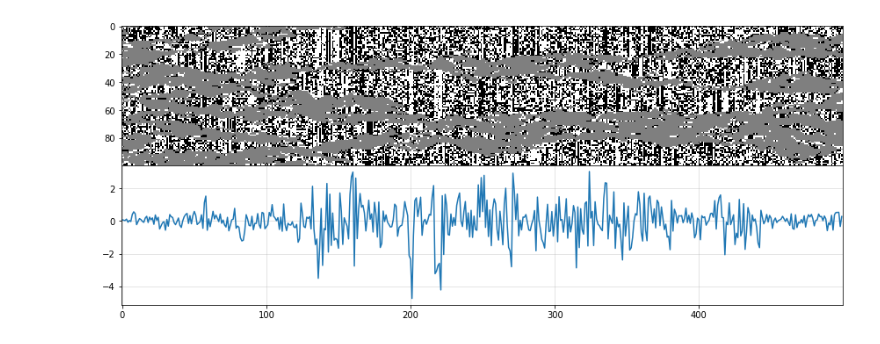
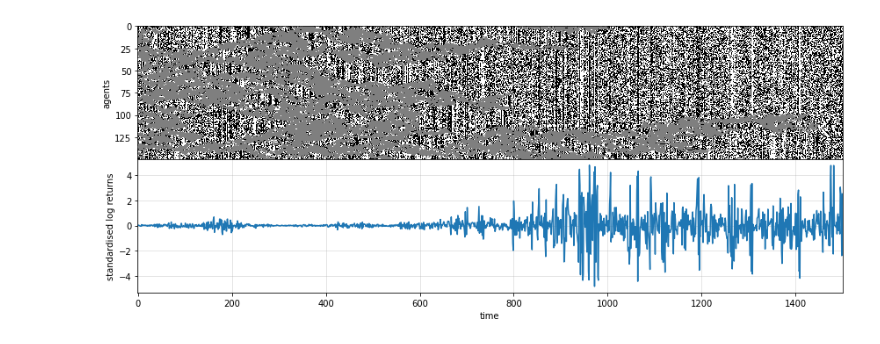
Before and after one commit to charelF/ComplexSystems, a Jupyter notebook: code/charel/bartolozzi2004.ipynb, the cells around one changed output. Saved outputs shown, nothing was run; the diff lists cells and outputs as text; code cells hidden in the pictures.

```diff
--- a/code/charel/bartolozzi2004.ipynb
+++ b/code/charel/bartolozzi2004.ipynb
@@ -60,8 +60,8 @@ ph = 0.2 # vary
 
 pa = 0.5
 
-N0 = 500
-N1 = 100
+N0 = 1500
+N1 = 150
 
 A = 2
 a = 0.1
@@ -115,31 +115,35 @@ for t in range(N0):
                 else:
                     continue
 
         # active trader diffuses if it has inactive neighbour
         # only happens at edge of cluster
         if G[t,i] != 0:
             if random.random() < pd:
                 if (G[t,(i-1)%N1] == 0) or (G[t,(i+1)%N1] == 0):
                     G[t+1,i] = 0
                 else:
                     continue
 
         # nontrader enters market
         if G[t,i] == 0:
             if random.random() < pe:
                 G[t+1,i] = random.choice([-1,1])
 
 fig, (ax1, ax2) = plt.subplots(
     ncols=1, nrows=2, figsize=(12,5), sharex=True, gridspec_kw = {'wspace':0, 'hspace':0}
 )
 ax1.imshow(G.T, cmap="binary", interpolation="None", aspect="auto")
 # plt.colorbar()
 
 r = (x - np.mean(x)) / np.std(x)
 ax2.plot(r)
 ax2.grid(alpha=0.4)
 
+ax2.set_xlabel("time")
+ax2.set_ylabel("standardised log returns")
+ax1.set_ylabel("agents")
+
 plt.tight_layout()
 plt.show()
 # %% [output]
-[figure, old version]
+[figure, new version]
```
